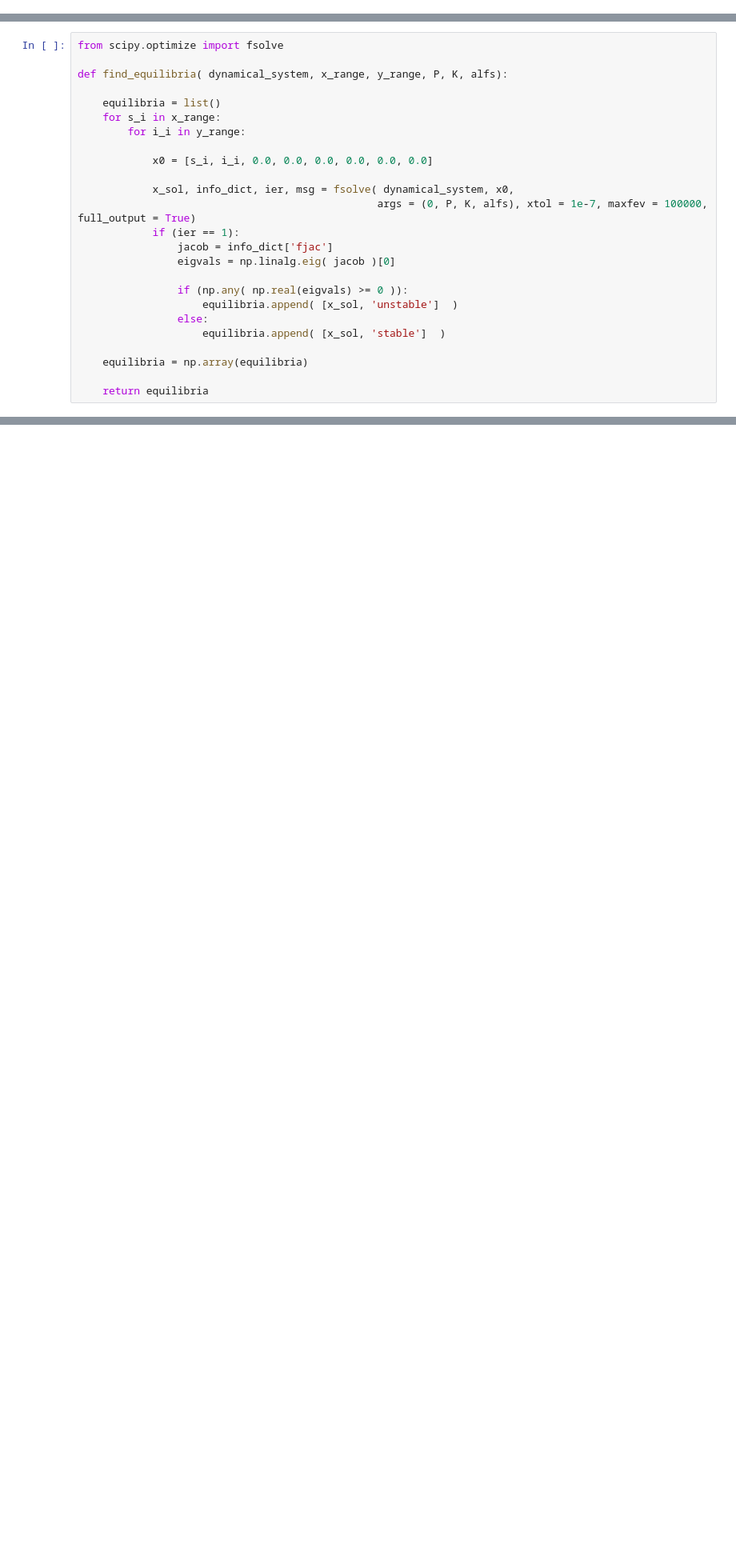
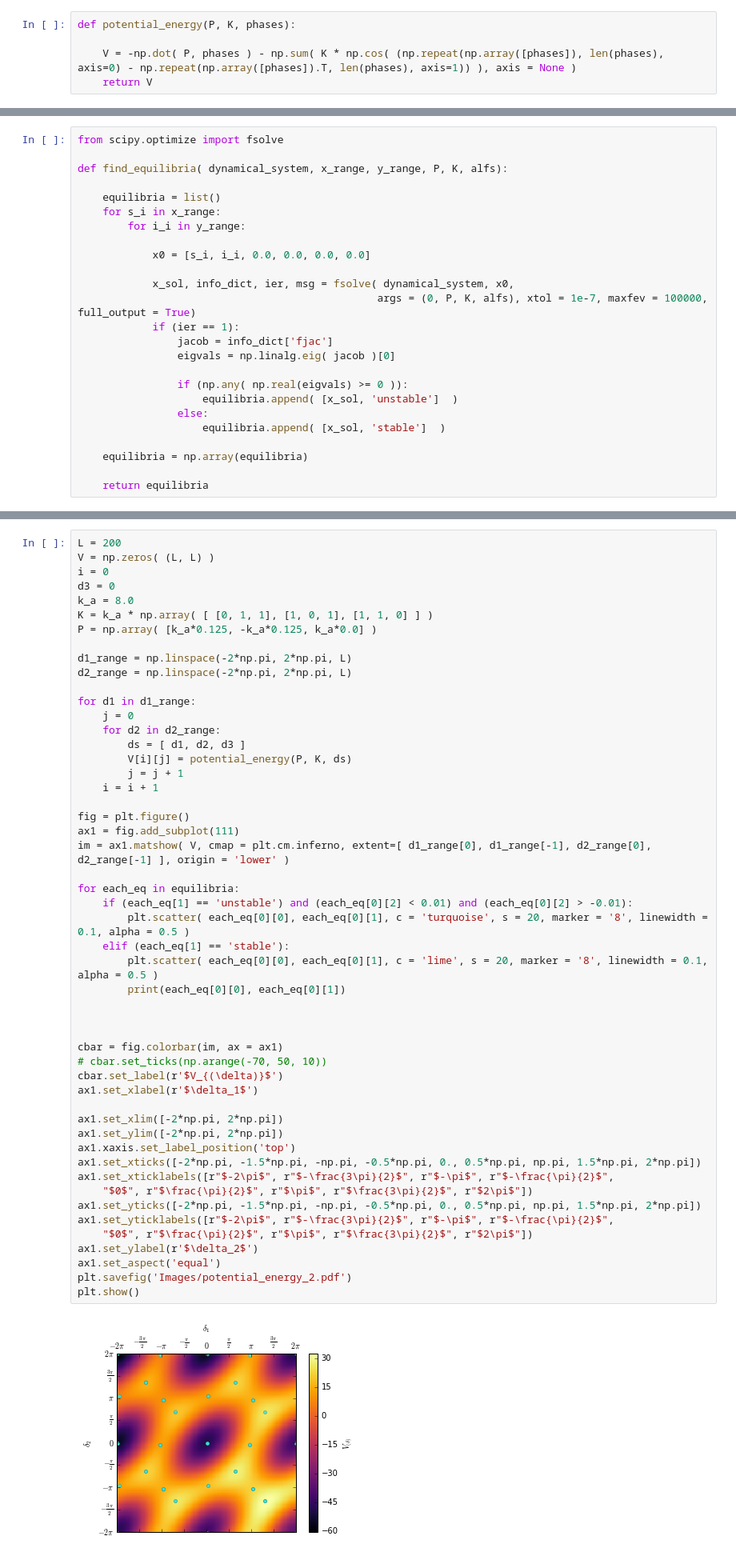
Before and after one commit to ccgalindog/Kuramoto_Model, a Jupyter notebook: kuramoto_eqs.ipynb, the cells around one changed output, grey strips where cells are left out. Shown at 80% size. Cells and saved outputs as stored; diff of their text form; blank space fills up the shorter version.

```diff
--- a/kuramoto_eqs.ipynb
+++ b/kuramoto_eqs.ipynb
@@ -20,6 +20,11 @@ from scipy.integrate import odeint
 from scipy.interpolate import griddata
 import matplotlib.colors as colors
 from mpl_toolkits.mplot3d import Axes3D
+# %%
+def potential_energy(P, K, phases):
+
+	V = -np.dot( P, phases ) - np.sum( K * np.cos( (np.repeat(np.array([phases]), len(phases), axis=0) - np.repeat(np.array([phases]).T, len(phases), axis=1)) ), axis = None )
+	return V
 # %%
 def kuramoto_2nd_order( x, t, P, K, alfs ):
     N = int(len( P ))
@@ -65,7 +70,7 @@ def find_equilibria( dynamical_system, x_range, y_range, P, K, alfs):
     for s_i in x_range:
         for i_i in y_range:
 
-            x0 = [s_i, i_i, 0.0, 0.0, 0.0, 0.0, 0.0, 0.0]
+            x0 = [s_i, i_i, 0.0, 0.0, 0.0, 0.0]
 
             x_sol, info_dict, ier, msg = fsolve( dynamical_system, x0,
                                                 args = (0, P, K, alfs), xtol = 1e-7, maxfev = 100000, full_output = True)
@@ -99,6 +104,59 @@ alfs = np.zeros(N)
 x1 = np.linspace(-2*np.pi, 2*np.pi, 51)
 x2 = np.linspace(-2*np.pi, 2*np.pi, 51)
 equilibria = find_equilibria( kuramoto_2nd_order, x1, x2, P, K, alfs)
+# %%
+L = 200
+V = np.zeros( (L, L) )
+i = 0
+d3 = 0
+k_a = 8.0
+K = k_a * np.array( [ [0, 1, 1], [1, 0, 1], [1, 1, 0] ] )
+P = np.array( [k_a*0.125, -k_a*0.125, k_a*0.0] )
+
+d1_range = np.linspace(-2*np.pi, 2*np.pi, L)
+d2_range = np.linspace(-2*np.pi, 2*np.pi, L)
+
+for d1 in d1_range:
+    j = 0
+    for d2 in d2_range:
+        ds = [ d1, d2, d3 ]
+        V[i][j] = potential_energy(P, K, ds)
+        j = j + 1
+    i = i + 1
+
+fig = plt.figure()
+ax1 = fig.add_subplot(111)
+im = ax1.matshow( V, cmap = plt.cm.inferno, extent=[ d1_range[0], d1_range[-1], d2_range[0], d2_range[-1] ], origin = 'lower' )
+
+for each_eq in equilibria:
+    if (each_eq[1] == 'unstable') and (each_eq[0][2] < 0.01) and (each_eq[0][2] > -0.01):
+        plt.scatter( each_eq[0][0], each_eq[0][1], c = 'turquoise', s = 20, marker = '8', linewidth = 0.1, alpha = 0.5 )
+    elif (each_eq[1] == 'stable'):
+        plt.scatter( each_eq[0][0], each_eq[0][1], c = 'lime', s = 20, marker = '8', linewidth = 0.1, alpha = 0.5 )
+        print(each_eq[0][0], each_eq[0][1])
+
+
+
+cbar = fig.colorbar(im, ax = ax1)
+# cbar.set_ticks(np.arange(-70, 50, 10))
+cbar.set_label(r'$V_{(\delta)}$')
+ax1.set_xlabel(r'$\delta_1$')
+
+ax1.set_xlim([-2*np.pi, 2*np.pi])
+ax1.set_ylim([-2*np.pi, 2*np.pi])
+ax1.xaxis.set_label_position('top')
+ax1.set_xticks([-2*np.pi, -1.5*np.pi, -np.pi, -0.5*np.pi, 0., 0.5*np.pi, np.pi, 1.5*np.pi, 2*np.pi])
+ax1.set_xticklabels([r"$-2\pi$", r"$-\frac{3\pi}{2}$", r"$-\pi$", r"$-\frac{\pi}{2}$",
+    "$0$", r"$\frac{\pi}{2}$", r"$\pi$", r"$\frac{3\pi}{2}$", r"$2\pi$"])
+ax1.set_yticks([-2*np.pi, -1.5*np.pi, -np.pi, -0.5*np.pi, 0., 0.5*np.pi, np.pi, 1.5*np.pi, 2*np.pi])
+ax1.set_yticklabels([r"$-2\pi$", r"$-\frac{3\pi}{2}$", r"$-\pi$", r"$-\frac{\pi}{2}$",
+    "$0$", r"$\frac{\pi}{2}$", r"$\pi$", r"$\frac{3\pi}{2}$", r"$2\pi$"])
+ax1.set_ylabel(r'$\delta_2$')
+ax1.set_aspect('equal')
+plt.savefig('Images/potential_energy_2.pdf')
+plt.show()
+# %% [output]
+[figure, added]
 # %%
 plt.figure()
 for each_eq in equilibria:
```
Also changed, not shown: parts of 1 cell of this notebook, 18 other files.
